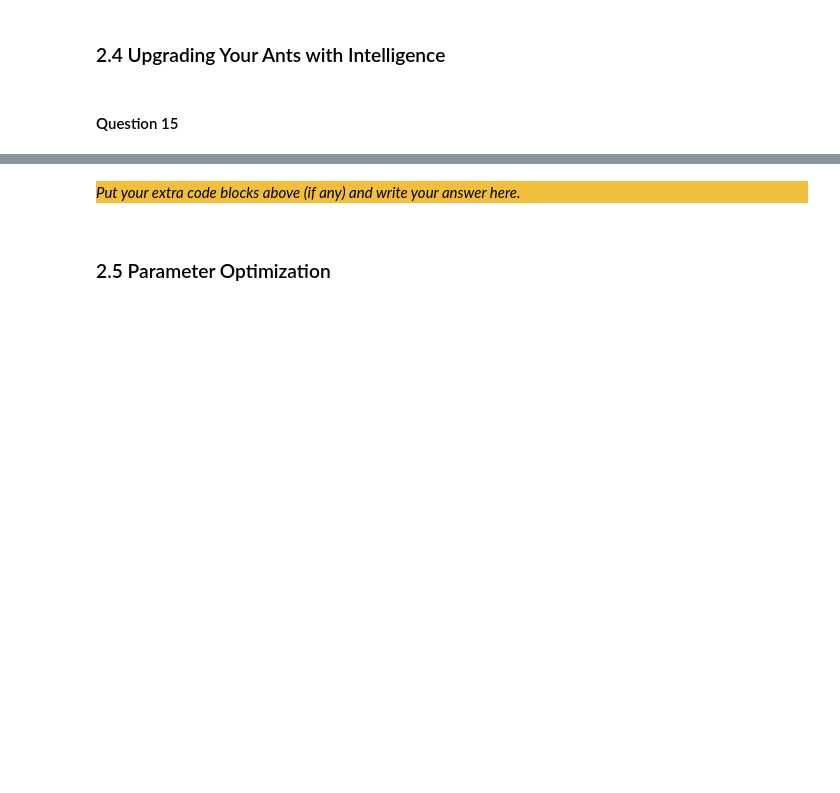
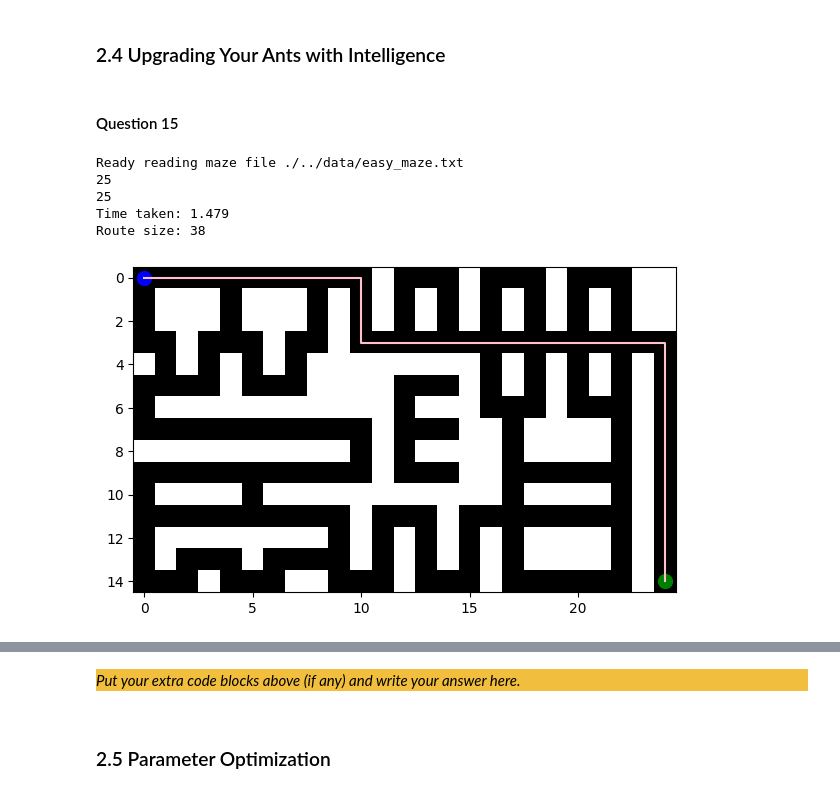
Before and after one commit to Vlad13503/Genetic-Algorithms-_-Ant-Colony-Optimization, a Jupyter notebook: src/Main.ipynb, the cells around one changed output, grey strips where cells are left out. Saved outputs shown, nothing was run; the diff lists cells and outputs as text; code cells hidden in the pictures; blank space fills up the shorter version.

```diff
--- a/src/Main.ipynb
+++ b/src/Main.ipynb
@@ -765,0 +921,31 @@ class IntelligentAnt:
+# %%
+# Please keep your parameters for the ACO easily changeable here
+gen = 50
+no_gen = 10
+q = 1600
+evap = 0.01
+ant_iterations=50
+#this accounts for how long do we let an ant wander through the maze
+inertia = 5
+
+# Construct the optimization objects
+maze_level="easy"
+maze = Maze.create_maze("./../data/"+maze_level+"_maze.txt")
+spec = PathSpecification.read_coordinates("./../data/"+maze_level+"_coordinates.txt")
+aco = AntColonyOptimization(maze, gen, no_gen, q, evap, ant_iterations, IntelligentAnt, inertia)
+
+start_time = int(round(time.time() * 1000))
+shortest_route = aco.find_shortest_route(spec)
+
+print("Time taken: " + str((int(round(time.time() * 1000)) - start_time) / 1000.0))
+print("Route size: " + (str(shortest_route.size())))
+Visualizer.visualize_individual_path(maze, shortest_route, spec)
+
+# shortest_route.write_to_file("./../data/easy_solution.txt")
+# %% [output]
+Ready reading maze file ./../data/easy_maze.txt
+25
+25
+Time taken: 1.479
+Route size: 38
+[figure, added]
```
Also changed, not shown: parts of 17 cells of this notebook.
